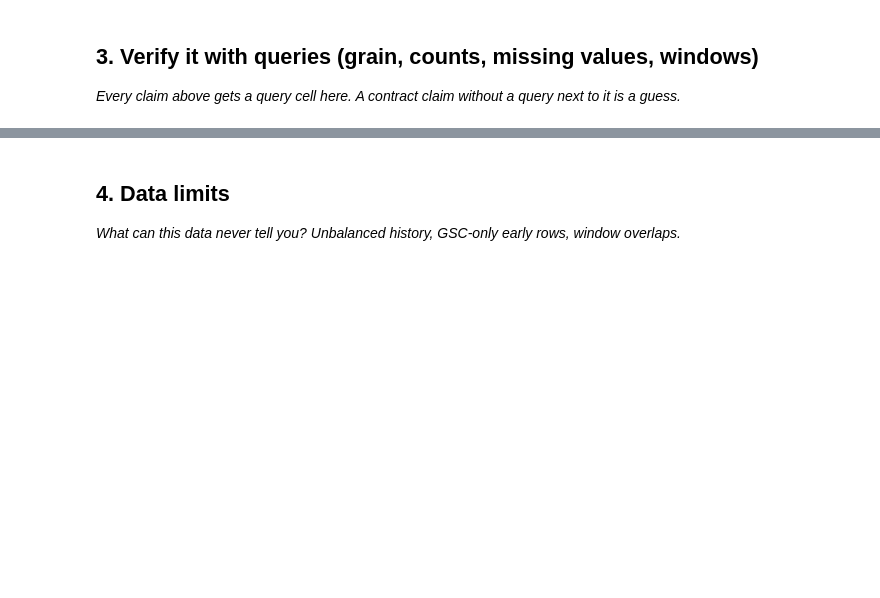
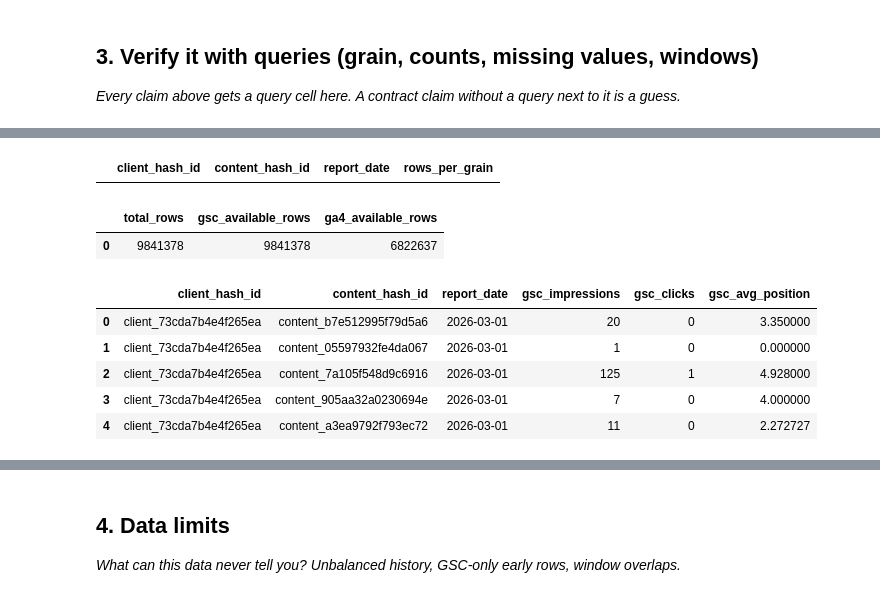
Before and after one commit to gadarshreddy/flyrank-internship-ml, a Jupyter notebook: work/notebooks/w03_data_contract.ipynb, the cells around one changed output, grey strips where cells are left out. Saved outputs shown, nothing was run; the diff lists cells and outputs as text; code cells hidden in the pictures; blank space fills up the shorter version.

```diff
--- a/work/notebooks/w03_data_contract.ipynb
+++ b/work/notebooks/w03_data_contract.ipynb
@@ -6,3 +6,25 @@
 This skeleton is yours to fill. Work the sections **in order** — each one has a one-line hint. Simple words, honest numbers.
 
 > Working with an AI assistant? Tell it to read `skills/README.md` first and load the one skill this assignment names on its card.
+# %%
+from google.colab import userdata
+import duckdb
+
+token = userdata.get("HF_TOKEN")
+
+con = duckdb.connect()
+
+con.execute(
+    "CREATE OR REPLACE SECRET hf (TYPE huggingface, TOKEN ?)",
+    [token]
+)
+
+MAR = """
+read_parquet(
+    'hf://datasets/FlyRank/internship-warehouse/fact_content_daily_performance/month=2026-03/*.parquet'
+)
+"""
+
+print("HF_TOKEN found.")
+print("Connected to the FlyRank warehouse.")
+print("Development month: March 2026")
@@ -29,0 +84,51 @@ This skeleton is yours to fill. Work the sections **in order** — each one has
+# %%
+grain_check = con.execute(f"""
+SELECT
+    client_hash_id,
+    content_hash_id,
+    report_date,
+    COUNT(*) AS rows_per_grain
+FROM {MAR}
+GROUP BY client_hash_id, content_hash_id, report_date
+HAVING COUNT(*) > 1
+LIMIT 5
+""").df()
+
+display(grain_check)
+# %% [output]
+|  | client_hash_id | content_hash_id | report_date | rows_per_grain |
+# %%
+availability_check = con.execute(f"""
+SELECT
+    COUNT(*) AS total_rows,
+    COUNT(*) FILTER (WHERE client_has_gsc IS TRUE) AS gsc_available_rows,
+    COUNT(*) FILTER (WHERE client_has_ga4 IS TRUE) AS ga4_available_rows
+FROM {MAR}
+""").df()
+
+display(availability_check)
+# %% [output]
+|  | total_rows | gsc_available_rows | ga4_available_rows |
+| 0 | 9841378 | 9841378 | 6822637 |
+# %%
+features = con.execute(f"""
+SELECT
+    client_hash_id,
+    content_hash_id,
+    report_date,
+    gsc_impressions,
+    gsc_clicks,
+    gsc_avg_position
+FROM {MAR}
+WHERE client_has_gsc IS TRUE
+LIMIT 1000
+""").df()
+
+display(features.head())
+# %% [output]
+|  | client_hash_id | content_hash_id | report_date | gsc_impressions | gsc_clicks | gsc_avg_position |
+| 0 | client_73cda7b4e4f265ea | content_b7e512995f79d5a6 | 2026-03-01 | 20 | 0 | 3.350000 |
+| 1 | client_73cda7b4e4f265ea | content_05597932fe4da067 | 2026-03-01 | 1 | 0 | 0.000000 |
+| 2 | client_73cda7b4e4f265ea | content_7a105f548d9c6916 | 2026-03-01 | 125 | 1 | 4.928000 |
+| 3 | client_73cda7b4e4f265ea | content_905aa32a0230694e | 2026-03-01 | 7 | 0 | 4.000000 |
+| 4 | client_73cda7b4e4f265ea | content_a3ea9792f793ec72 | 2026-03-01 | 11 | 0 | 2.272727 |
```
Also changed, not shown: parts of 11 cells of this notebook.
